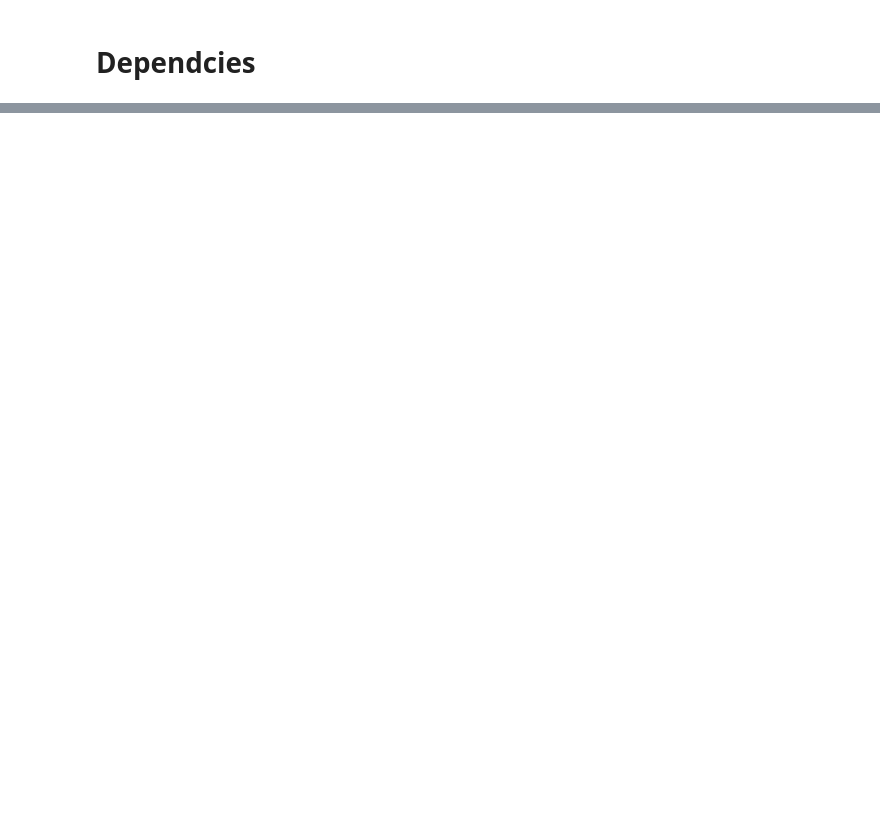
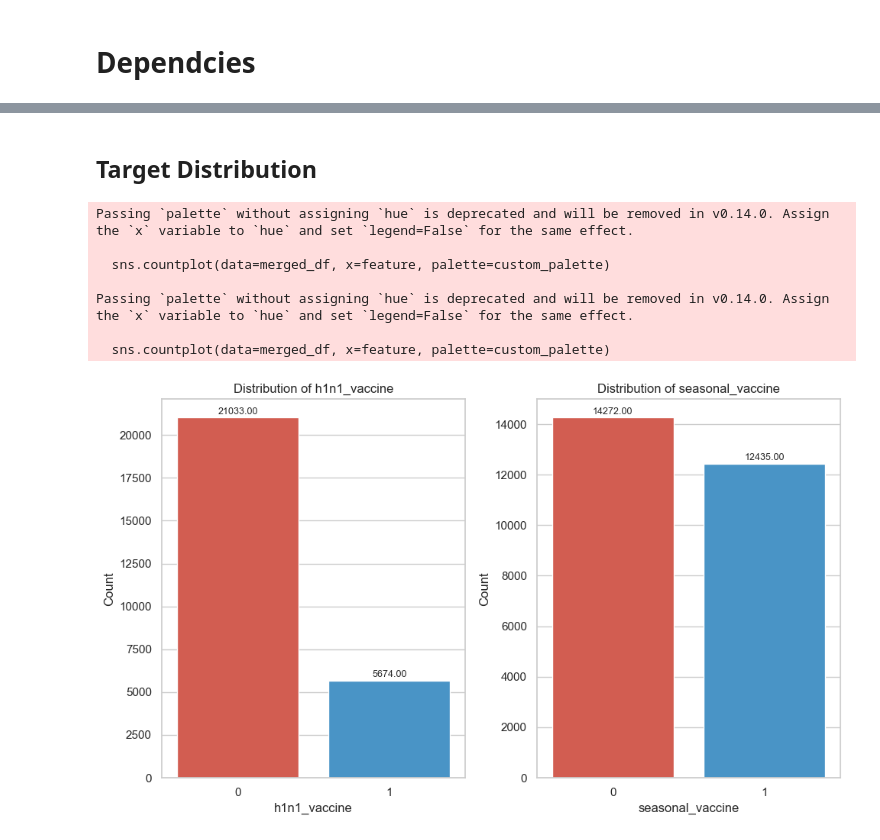
Before and after one commit to xahid007/Flu-Shot-Learning-Predict-H1N1-and-Seasonal-Flu-Vaccines, a Jupyter notebook: Notebooks/1_EDA.ipynb, the cells around one changed output, grey strips where cells are left out. Drawn from its saved outputs; the diff is of its cells as text; code cells hidden in the pictures; blank space fills up the shorter version.

```diff
--- a/Notebooks/1_EDA.ipynb
+++ b/Notebooks/1_EDA.ipynb
@@ -6,5 +16,7 @@ import numpy as np
 # %%
-training_features = pd.read_csv('../Data/test_set_features.csv')
-training_label = pd.read
-training_features.head()
+training_features = pd.read_csv('../Data/training_set_features.csv')
+training_label = pd.read_csv('../Data/training_set_labels.csv')
+
+print(training_features.shape)
+print(training_label.shape)
 # %% [output]
@@ -17,0 +25,5 @@ training_features.head()
+# %%
+# merging both dataset
+merged_df = pd.merge(left= training_features, right=training_label, on ='respondent_id', how = 'inner')
+print('Shape of the merged_df (row, columns):',merged_df.shape)
+merged_df.head()
@@ -17,0 +125,34 @@ training_features.head()
+# %% [markdown]
+## Target Distribution
+# %%
+import seaborn as sns
+import matplotlib.pyplot as plt
+
+# Define a color for each category (index 0 = value 0, index 1 = value 1)
+custom_palette = ['#e74c3c', '#3498db']  # Red for 0, Blue for 1
+
+target = ['h1n1_vaccine', 'seasonal_vaccine']
+plt.figure(figsize=(10, 6))
+
+for i, feature in enumerate(target):
+    plt.subplot(1, 2, i + 1)
+
+    # Now palette has 2 colors → matches 2 unique values (0 and 1)
+    sns.countplot(data=merged_df, x=feature, palette=custom_palette)
+
+    plt.xlabel(feature)
+    plt.ylabel('Count')
+    plt.title(f'Distribution of {feature}')
+    annotate_bars()
+
+plt.tight_layout()
+plt.show()
+# %% [output]
+Passing `palette` without assigning `hue` is deprecated and will be removed in v0.14.0. Assign the `x` variable to `hue` and set `legend=False` for the same effect.
+
+  sns.countplot(data=merged_df, x=feature, palette=custom_palette)
+
+Passing `palette` without assigning `hue` is deprecated and will be removed in v0.14.0. Assign the `x` variable to `hue` and set `legend=False` for the same effect.
+
+  sns.countplot(data=merged_df, x=feature, palette=custom_palette)
+[figure, added]
```
Also changed, not shown: parts of 13 cells of this notebook, 2 other files.
